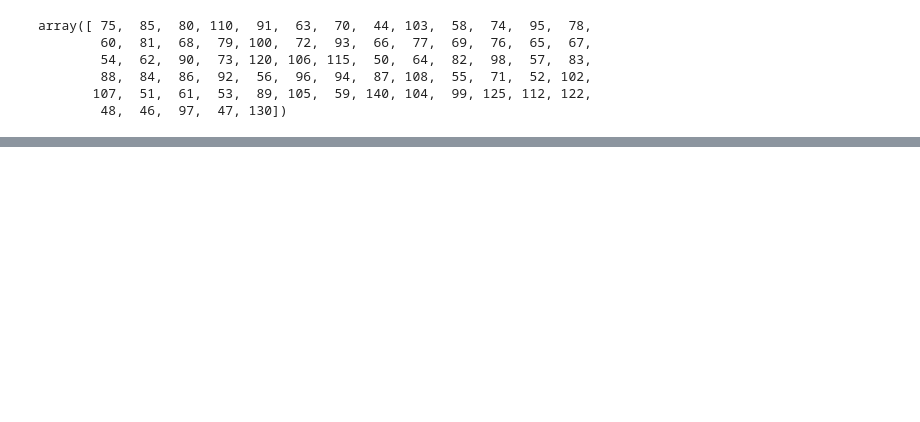
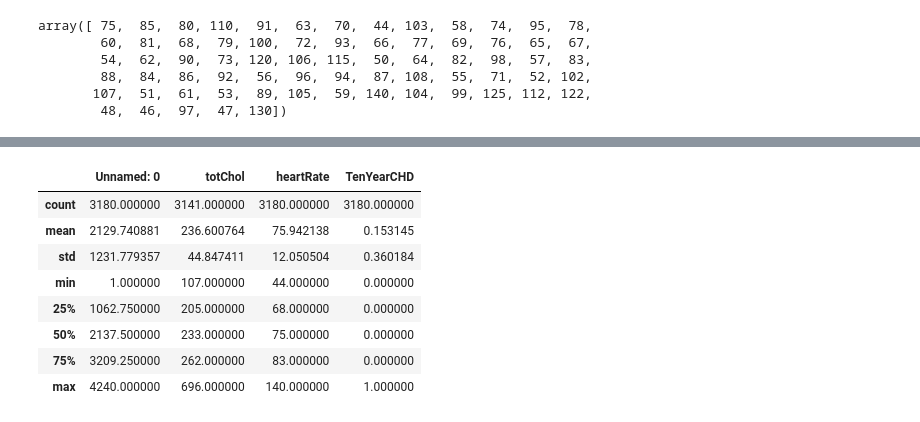
Before and after one commit to anutishah/project_chd, a Jupyter notebook: Project2.ipynb, the cells around one changed output, grey strips where cells are left out. Saved outputs shown, nothing was run; the diff lists cells and outputs as text; code cells hidden in the pictures; blank space fills up the shorter version.

```diff
--- a/Project2.ipynb
+++ b/Project2.ipynb
@@ -61,0 +205,12 @@ array([ 75,  85,  80, 110,  91,  63,  70,  44, 103,  58,  74,  95,  78,
+# %%
+df_train.describe()
+# %% [output]
+|  | Unnamed: 0 | totChol | heartRate | TenYearCHD |
+| count | 3180.000000 | 3141.000000 | 3180.000000 | 3180.000000 |
+| mean | 2129.740881 | 236.600764 | 75.942138 | 0.153145 |
+| std | 1231.779357 | 44.847411 | 12.050504 | 0.360184 |
+| min | 1.000000 | 107.000000 | 44.000000 | 0.000000 |
+| 25% | 1062.750000 | 205.000000 | 68.000000 | 0.000000 |
+| 50% | 2137.500000 | 233.000000 | 75.000000 | 0.000000 |
+| 75% | 3209.250000 | 262.000000 | 83.000000 | 0.000000 |
+| max | 4240.000000 | 696.000000 | 140.000000 | 1.000000 |
```
Also changed, not shown: parts of 35 cells of this notebook.
